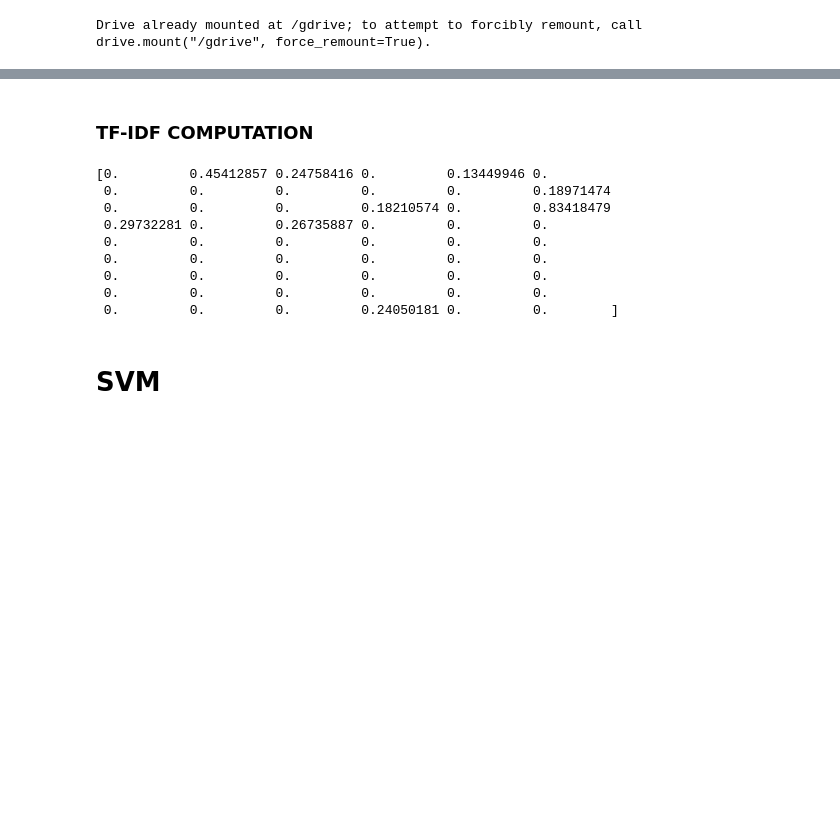
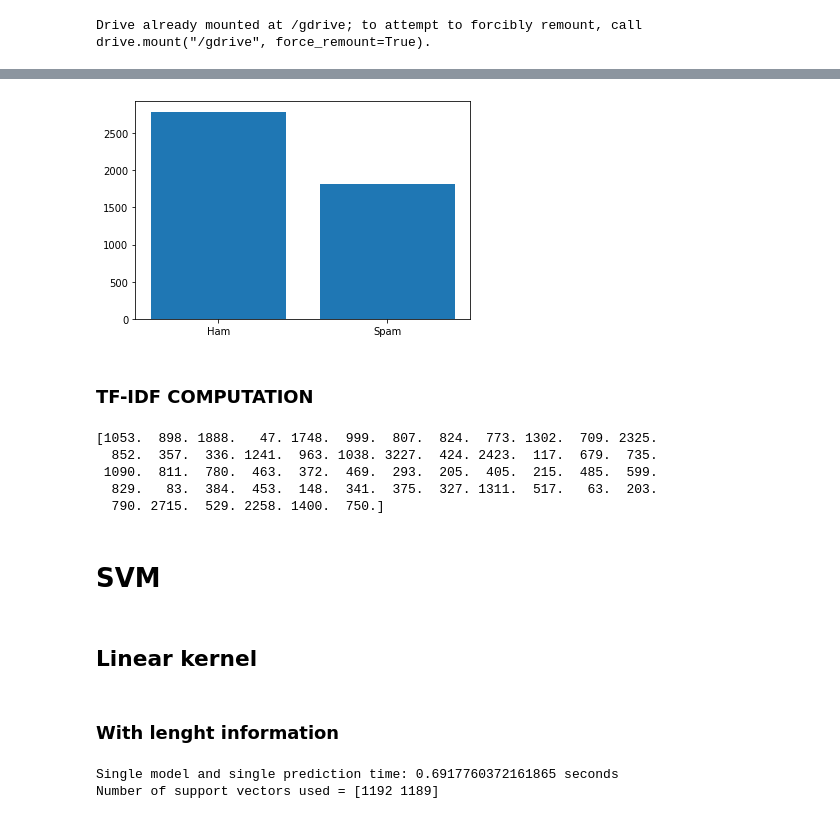
Before and after one commit to TommasoBuoso/spam_filter, a Jupyter notebook: AI_assignment2.ipynb, the cells around one changed output, grey strips where cells are left out. Saved outputs shown, nothing was run; the diff lists cells and outputs as text; code cells hidden in the pictures; blank space fills up the shorter version.

```diff
--- a/AI_assignment2.ipynb
+++ b/AI_assignment2.ipynb
@@ -24,0 +28,13 @@ Requirement already satisfied: numpy>=1.11.0 in /usr/local/lib/python3.7/dist-pa
+# %%
+df = pd.read_csv('/gdrive/My Drive/IA1/spambase/spambase.data', header=None, delimiter = ",")
+# %%
+fig1, ax1 = plt.subplots()
+labels = ["Ham", "Spam"]
+dt = [len(df[df[57] == 0]), len(df[df[57] == 1])]
+
+ax1.bar(labels, dt)
+ax1.set_xticks(labels, minor=False)
+
+plt.show()
+# %% [output]
+[figure, added]
@@ -30,20 +57,16 @@ N = len(spambase)
 df = np.zeros(len(spambase[0]))
 for i in spambase:
   df[i > 0] += 1
+print(df)
 
 w = copy.deepcopy(spambase)
 for j in range(len(spambase)):
   for i in range(len(spambase[j])):
-    w[j][i] = spambase[j][i] * np.log10(N/df[i])
-print(w[0])
+    w[j][i] = (spambase[j][i] / 100) * np.log(N/df[i])
 # %% [output]
-[0.         0.45412857 0.24758416 0.         0.13449946 0.
- 0.         0.         0.         0.         0.         0.18971474
- 0.         0.         0.         0.18210574 0.         0.83418479
- 0.29732281 0.         0.26735887 0.         0.         0.
- 0.         0.         0.         0.         0.         0.
- 0.         0.         0.         0.         0.         0.
- 0.         0.         0.         0.         0.         0.
- 0.         0.         0.         0.         0.         0.
- 0.         0.         0.         0.24050181 0.         0.        ]
+[1053.  898. 1888.   47. 1748.  999.  807.  824.  773. 1302.  709. 2325.
+  852.  357.  336. 1241.  963. 1038. 3227.  424. 2423.  117.  679.  735.
+ 1090.  811.  780.  463.  372.  469.  293.  205.  405.  215.  485.  599.
+  829.   83.  384.  453.  148.  341.  375.  327. 1311.  517.   63.  203.
+  790. 2715.  529. 2258. 1400.  750.]
 # %%
@@ -51,7 +74,24 @@ w_angular = [i / np.sum(i ** 2) for i in w] #angular kernel if combined with lin
 w_angular = np.nan_to_num(w_angular)
 # %% [markdown]
 # SVM
+# %% [markdown]
+## Linear kernel
+# %% [markdown]
+### With lenght information
 # %%
 from sklearn import svm, model_selection, metrics
 
 X_train, X_test, y_train, y_test = model_selection.train_test_split(w, label, test_size = 0.33, random_state = 2)
+# %%
+clf = svm.SVC(kernel = "linear")
+
+start_time = time.time()
+
+clf.fit(X_train, y_train)
+y_pred = clf.predict(X_test)
+
+print("Single model and single prediction time:", time.time() - start_time,"seconds")
+print("Number of support vectors used =", clf.n_support_)
+# %% [output]
+Single model and single prediction time: 0.6917760372161865 seconds
+Number of support vectors used = [1192 1189]
```
Also changed, not shown: parts of 110 cells of this notebook.
